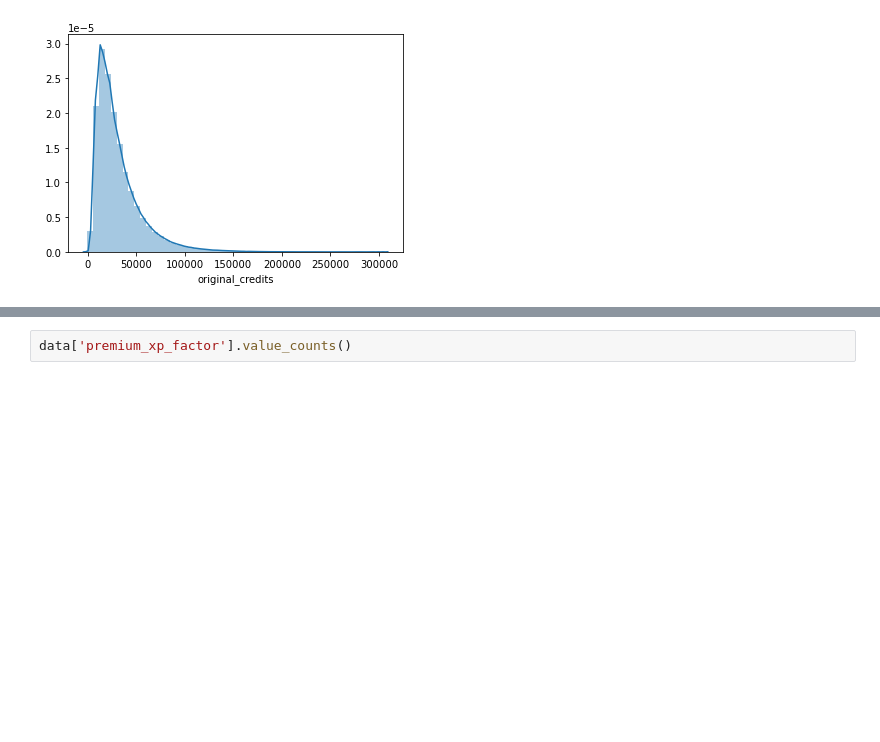
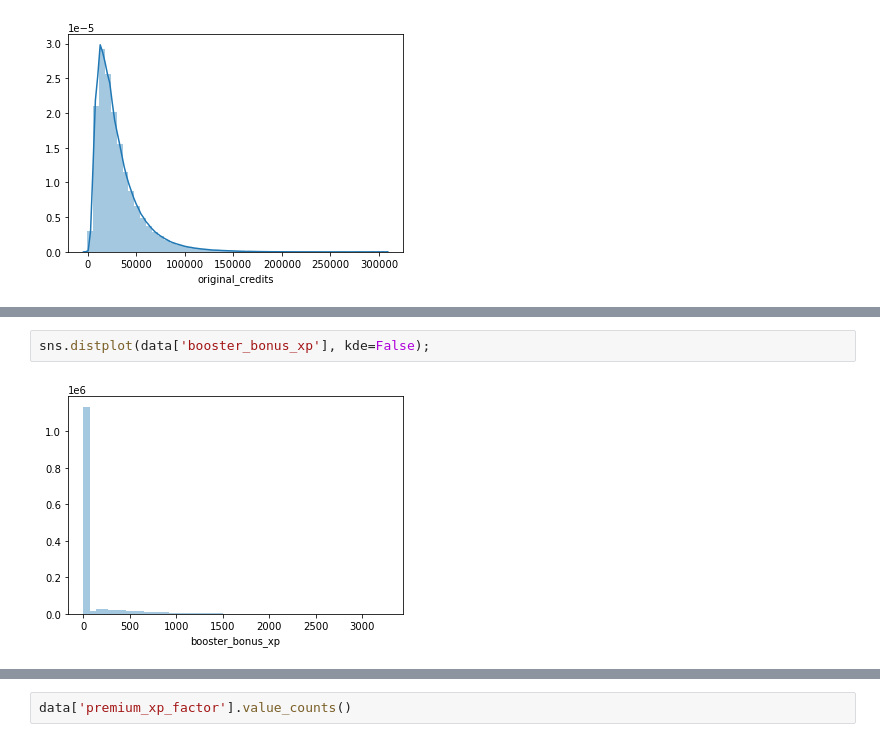
Before and after one commit to Egorka1/WG_Forge, a Jupyter notebook: WGProject.ipynb, the cells around one changed output, grey strips where cells are left out. Drawn from its saved outputs; the diff is of its cells as text; blank space fills up the shorter version.

```diff
--- a/WGProject.ipynb
+++ b/WGProject.ipynb
@@ -483,0 +491,4 @@ data[data['original_credits'] < 0]
+# %%
+sns.distplot(data['booster_bonus_xp'], kde=False);
+# %% [output]
+[figure, added]
```
Also changed, not shown: parts of 42 cells of this notebook.
